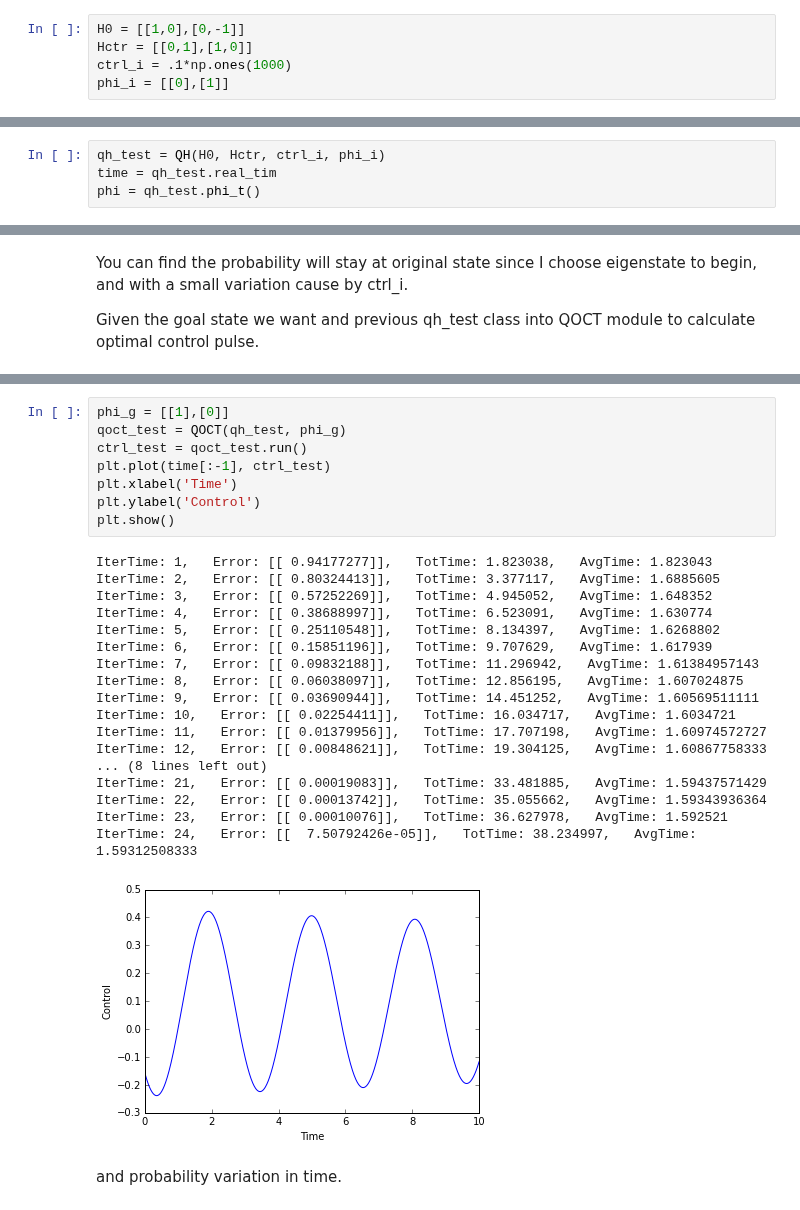
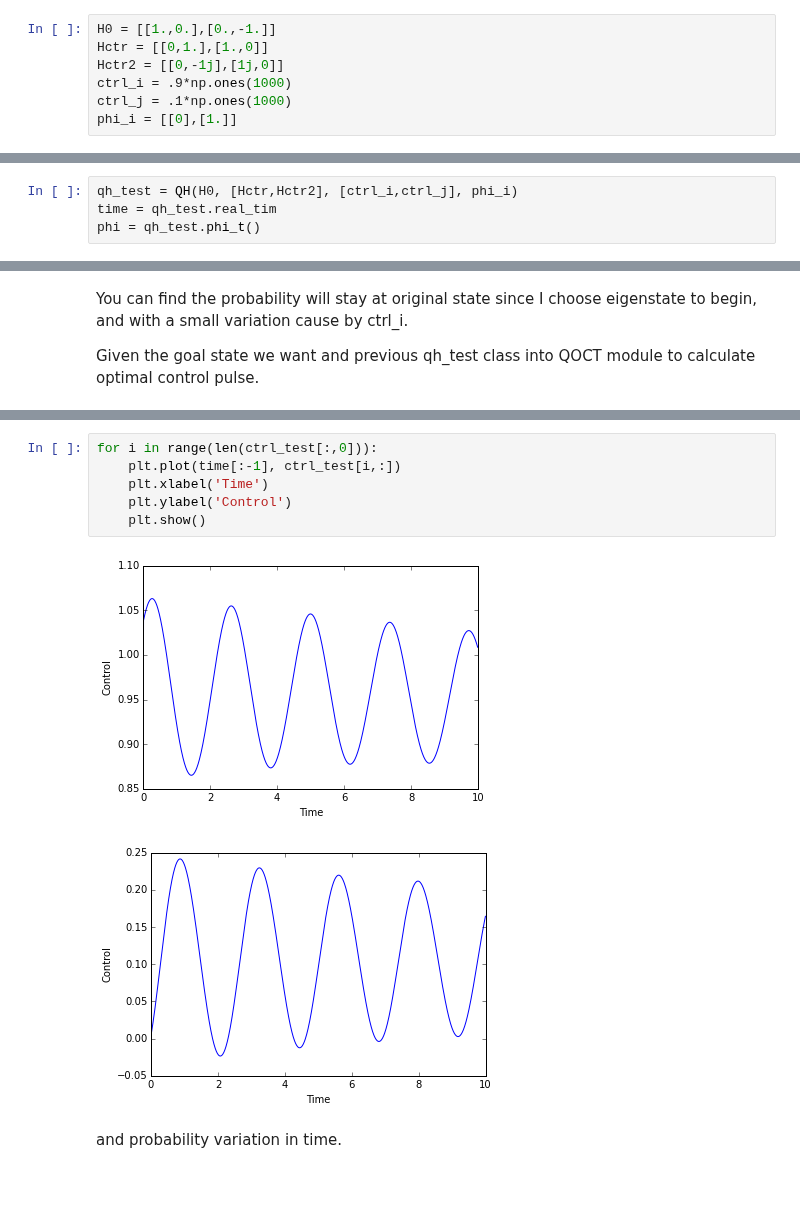
Before and after one commit to abyellow/abin-quantunm-optimal-control, a Jupyter notebook: README_EX1.ipynb, the cells around one changed output, grey strips where cells are left out. Cells and saved outputs as stored; diff of their text form; blank space fills up the shorter version.

```diff
--- a/README_EX1.ipynb
+++ b/README_EX1.ipynb
@@ -10,14 +10,16 @@ from qoct import QH, QOCT
 # %% [markdown]
 Start with some initial conditions of Hamiltonian matrix and an initial control parameter.
 # %%
-H0 = [[1,0],[0,-1]]
-Hctr = [[0,1],[1,0]]
-ctrl_i = .1*np.ones(1000)
-phi_i = [[0],[1]]
+H0 = [[1.,0.],[0.,-1.]]
+Hctr = [[0,1.],[1.,0]]
+Hctr2 = [[0,-1j],[1j,0]]
+ctrl_i = .9*np.ones(1000)
+ctrl_j = .1*np.ones(1000)
+phi_i = [[0],[1.]]
 # %% [markdown]
 Call QH module to build up equation of motion and states.
 # %%
-qh_test = QH(H0, Hctr, ctrl_i, phi_i)
+qh_test = QH(H0, [Hctr,Hctr2], [ctrl_i,ctrl_j], phi_i)
 time = qh_test.real_tim
 phi = qh_test.phi_t()
 # %% [markdown]
@@ -39,30 +62,12 @@ Given the goal state we want and previous qh_test class into QOCT module to calc
 # %%
-phi_g = [[1],[0]]
-qoct_test = QOCT(qh_test, phi_g)
-ctrl_test = qoct_test.run()
-plt.plot(time[:-1], ctrl_test)
-plt.xlabel('Time')
-plt.ylabel('Control')
-plt.show()
+for i in range(len(ctrl_test[:,0])):
+    plt.plot(time[:-1], ctrl_test[i,:])
+    plt.xlabel('Time')
+    plt.ylabel('Control')
+    plt.show()
 # %% [output]
-IterTime: 1,   Error: [[ 0.94177277]],   TotTime: 1.823038,   AvgTime: 1.823043
-IterTime: 2,   Error: [[ 0.80324413]],   TotTime: 3.377117,   AvgTime: 1.6885605
-IterTime: 3,   Error: [[ 0.57252269]],   TotTime: 4.945052,   AvgTime: 1.648352
-IterTime: 4,   Error: [[ 0.38688997]],   TotTime: 6.523091,   AvgTime: 1.630774
-IterTime: 5,   Error: [[ 0.25110548]],   TotTime: 8.134397,   AvgTime: 1.6268802
-IterTime: 6,   Error: [[ 0.15851196]],   TotTime: 9.707629,   AvgTime: 1.617939
-IterTime: 7,   Error: [[ 0.09832188]],   TotTime: 11.296942,   AvgTime: 1.61384957143
-IterTime: 8,   Error: [[ 0.06038097]],   TotTime: 12.856195,   AvgTime: 1.607024875
-IterTime: 9,   Error: [[ 0.03690944]],   TotTime: 14.451252,   AvgTime: 1.60569511111
-IterTime: 10,   Error: [[ 0.02254411]],   TotTime: 16.034717,   AvgTime: 1.6034721
-IterTime: 11,   Error: [[ 0.01379956]],   TotTime: 17.707198,   AvgTime: 1.60974572727
-IterTime: 12,   Error: [[ 0.00848621]],   TotTime: 19.304125,   AvgTime: 1.60867758333
-... (8 lines left out)
-IterTime: 21,   Error: [[ 0.00019083]],   TotTime: 33.481885,   AvgTime: 1.59437571429
-IterTime: 22,   Error: [[ 0.00013742]],   TotTime: 35.055662,   AvgTime: 1.59343936364
-IterTime: 23,   Error: [[ 0.00010076]],   TotTime: 36.627978,   AvgTime: 1.592521
-IterTime: 24,   Error: [[  7.50792426e-05]],   TotTime: 38.234997,   AvgTime: 1.59312508333
-[figure, old version]
+[figure, new version]
+[figure, added]
 # %% [markdown]
 and probability variation in time.
 # %%
```
Also changed, not shown: parts of 6 cells of this notebook, 1 other file.
